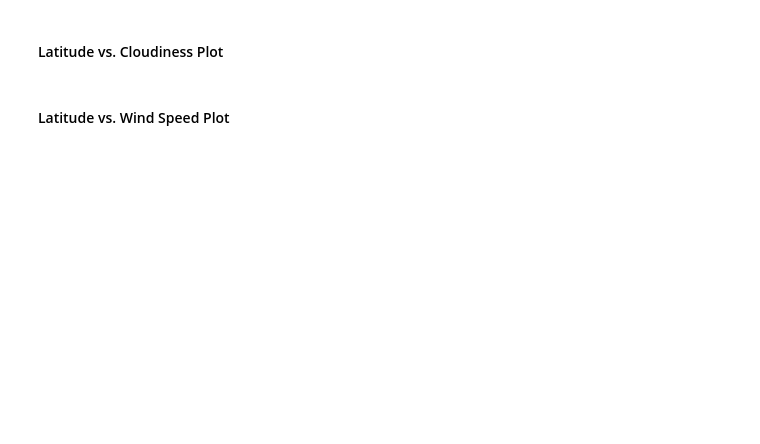
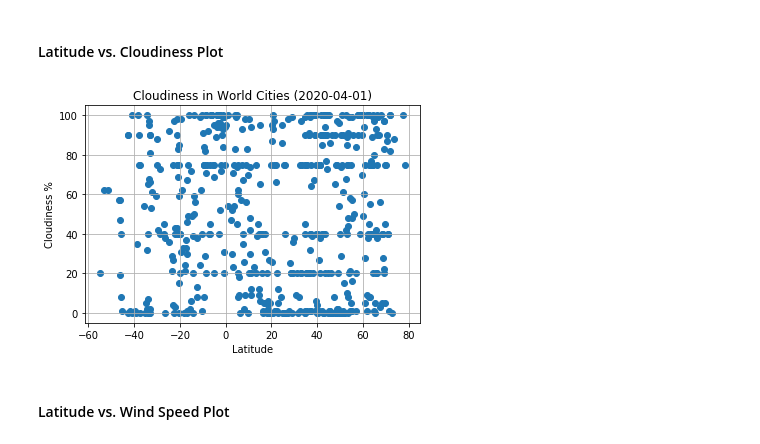
Before and after one commit to DigBaseball/python-api-challenge, a Jupyter notebook: WeatherPy/WeatherPy.ipynb, the cells around one changed output. Cells and saved outputs as stored; diff of their text form; code cells hidden in the pictures; blank space fills up the shorter version.

```diff
--- a/WeatherPy/WeatherPy.ipynb
+++ b/WeatherPy/WeatherPy.ipynb
@@ -181,4 +221,21 @@ weather_data.head()
 # %% [markdown]
 #### Latitude vs. Cloudiness Plot
+# %%
+# Build a scatter plot for each data type
+plt.scatter(city_lat, city_cloudiness, marker="o")
+
+# Incorporate the other graph properties
+plt.title("Cloudiness in World Cities (" + time_label + ")")
+plt.ylabel("Cloudiness %")
+plt.xlabel("Latitude")
+plt.grid(True)
+
+# Save the figure
+plt.savefig("Output/CloudinessInWorldCities.png")
+
+# Show plot
+plt.show()
+# %% [output]
+[figure, added]
 # %% [markdown]
 #### Latitude vs. Wind Speed Plot
```
Also changed, not shown: parts of 10 cells of this notebook, 6 other files.
